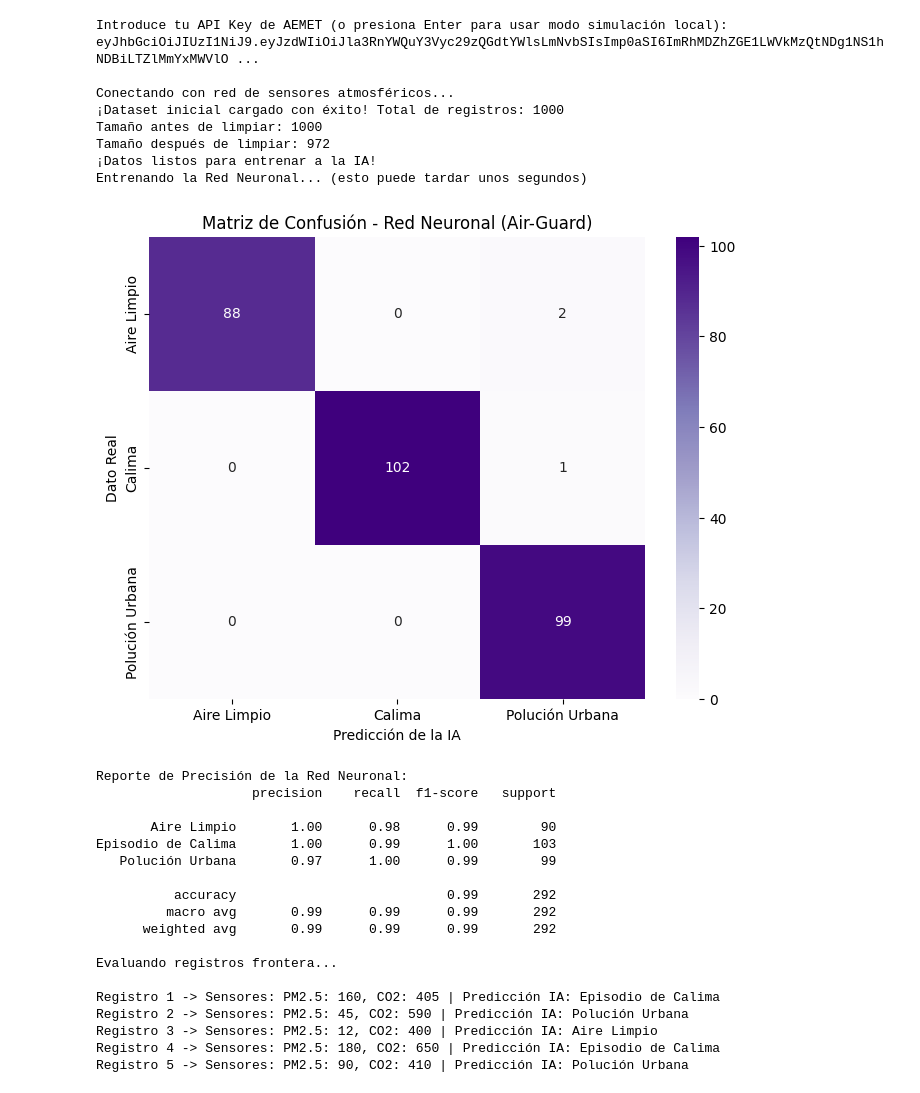
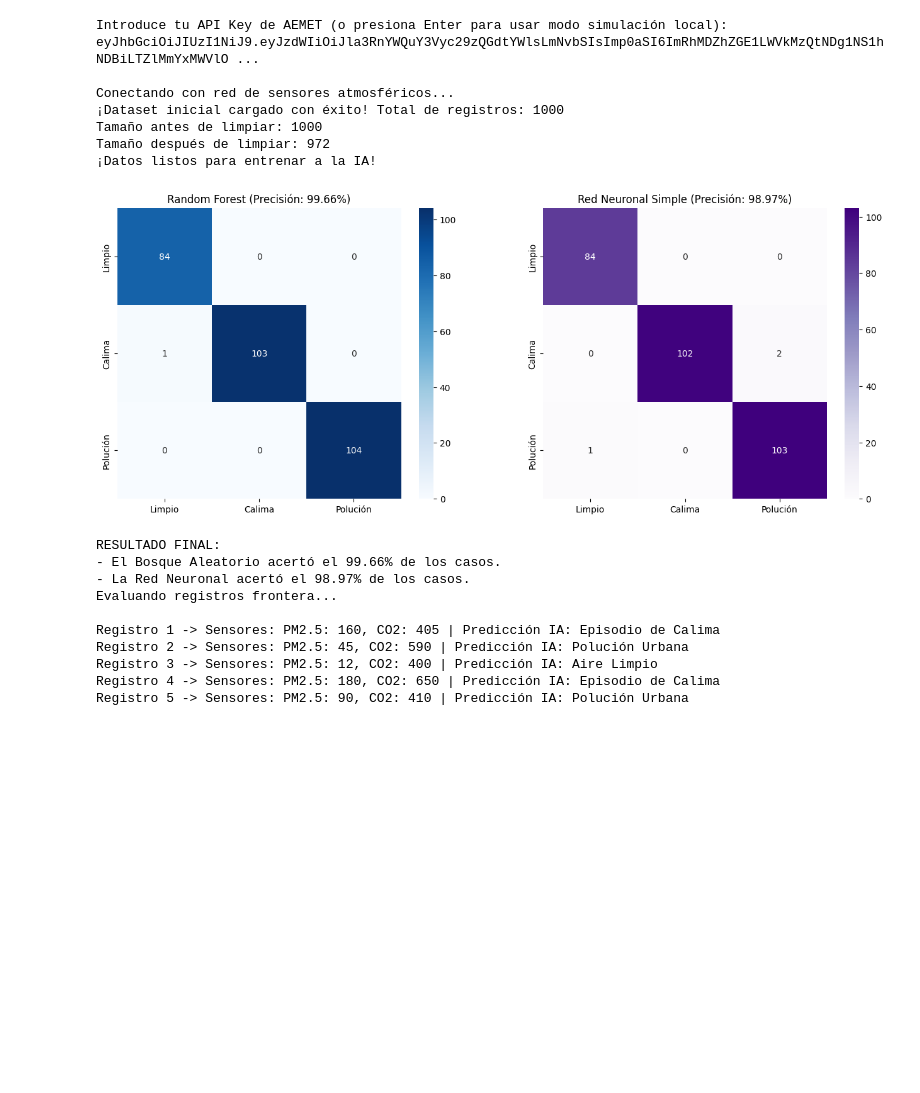
Before and after one commit to ektgadcursos-crypto/Examen-Random-Forest, a Jupyter notebook: Examen_Corregido_Red_Neuronal_Simple.ipynb, the cells around one changed output. Cells and saved outputs as stored; diff of their text form; code cells hidden in the pictures; blank space fills up the shorter version.

```diff
--- a/Examen_Corregido_Red_Neuronal_Simple.ipynb
+++ b/Examen_Corregido_Red_Neuronal_Simple.ipynb
@@ -76,82 +76,80 @@ print("¡Datos listos para entrenar a la IA!")
 # Entrenamiento del Modelo y Matriz de Confusión (Bloque 2)
 
 from sklearn.model_selection import train_test_split
+from sklearn.ensemble import RandomForestClassifier
 from sklearn.neural_network import MLPClassifier
-from sklearn.metrics import classification_report, confusion_matrix
+from sklearn.metrics import accuracy_score, confusion_matrix
 import matplotlib.pyplot as plt
 import seaborn as sns
 
-# 1. Separar las características (sensores) de la etiqueta (Estado)
+# 1. Preparación de los datos (Entrada: Sensores | Salida: Estado del aire)
 X = df_limpio[['PM2.5', 'CO2', 'Humedad', 'Temperatura']]
 y = df_limpio['Estado']
 
-# 2. Dividir datos: 70% entrenamiento, 30% validación (examen)
-X_train, X_test, y_train, y_test = train_test_split(X, y, test_size=0.3, random_state=42)
+# 2. División del dataset: 70% para aprender y 30% para el test final
+X_train, X_test, y_train, y_test = train_test_split(X, y, test_size=0.30, random_state=42)
 
-# 3. Configurar y Entrenar la Red Neuronal Simple
-# Aquí definimos las "neuronas". (10, 5) significa una capa con 10 neuronas y otra con 5.
-# max_iter=1000 le da a la IA 1000 intentos para aprender de los errores.
-modelo_ia = MLPClassifier(hidden_layer_sizes=(10, 5), max_iter=1000, random_state=42)
+# --- MODELO A: Random Forest (Bosque Aleatorio) ---
+modelo_rf = RandomForestClassifier(n_estimators=100, random_state=42)
+modelo_rf.fit(X_train, y_train)
+pred_rf = modelo_rf.predict(X_test)
+acc_rf = accuracy_score(y_test, pred_rf)
 
-print("Entrenando la Red Neuronal... (esto puede tardar unos segundos)")
-modelo_ia.fit(X_train, y_train)
+# --- MODELO B: Red Neuronal Simple (MLP) ---
+modelo_nn = MLPClassifier(hidden_layer_sizes=(10, 5), max_iter=1000, random_state=42)
+modelo_nn.fit(X_train, y_train)
+pred_nn = modelo_nn.predict(X_test)
+acc_nn = accuracy_score(y_test, pred_nn)
 
-# 4. Hacer que la IA haga el "examen" con los datos del 30%
-predicciones = modelo_ia.predict(X_test)
+# --- VISUALIZACIÓN COMPARATIVA ---
+fig, ax = plt.subplots(1, 2, figsize=(16, 6))
 
-# 5. Dibujar la Matriz de Confusión
-matriz = confusion_matrix(y_test, predicciones, labels=["Aire Limpio", "Episodio de Calima", "Polución Urbana"])
+# Matriz Random Forest
+matriz_rf = confusion_matrix(y_test, pred_rf, labels=["Aire Limpio", "Episodio de Calima", "Polución Urbana"])
+sns.heatmap(matriz_rf, annot=True, fmt='d', cmap='Blues', ax=ax[0],
+            xticklabels=["Limpio", "Calima", "Polución"], yticklabels=["Limpio", "Calima", "Polución"])
+ax[0].set_title(f'Random Forest (Precisión: {acc_rf:.2%})')
 
-plt.figure(figsize=(8,6))
-sns.heatmap(matriz, annot=True, fmt='d', cmap='Purples', # Cambié el color a morado para diferenciarlo de la anterior
-            xticklabels=["Aire Limpio", "Calima", "Polución Urbana"],
-            yticklabels=["Aire Limpio", "Calima", "Polución Urbana"])
-plt.title('Matriz de Confusión - Red Neuronal (Air-Guard)')
-plt.ylabel('Dato Real')
-plt.xlabel('Predicción de la IA')
+# Matriz Red Neuronal
+matriz_nn = confusion_matrix(y_test, pred_nn, labels=["Aire Limpio", "Episodio de Calima", "Polución Urbana"])
+sns.heatmap(matriz_nn, annot=True, fmt='d', cmap='Purples', ax=ax[1],
+            xticklabels=["Limpio", "Calima", "Polución"], yticklabels=["Limpio", "Calima", "Polución"])
+ax[1].set_title(f'Red Neuronal Simple (Precisión: {acc_nn:.2%})')
+
 plt.show()
 
-print("\nReporte de Precisión de la Red Neuronal:")
-print(classification_report(y_test, predicciones))
-
+print(f"RESULTADO FINAL:")
+print(f"- El Bosque Aleatorio acertó el {acc_rf:.2%} de los casos.")
+print(f"- La Red Neuronal acertó el {acc_nn:.2%} de los casos.")
 
 # Test de Estrés - Registros Frontera (Bloque 3)
 
 # Creamos 5 nuevos registros extremos para engañar al modelo
 datos_estres = pd.DataFrame({
     'PM2.5': [160, 45, 12, 180, 90],
     'CO2':   [405, 590, 400, 650, 410],
     'Humedad': [25, 60, 80, 20, 90],
     'Temperatura': [30, 25, 18, 32, 15]
 })
 
 print("Evaluando registros frontera...\n")
 
 predicciones_estres = modelo_ia.predict(datos_estres)
 
 for i in range(5):
     print(f"Registro {i+1} -> Sensores: PM2.5: {datos_estres.iloc[i]['PM2.5']}, CO2: {datos_estres.iloc[i]['CO2']} | Predicción IA: {predicciones_estres[i]}")
 # %% [output]
 Introduce tu API Key de AEMET (o presiona Enter para usar modo simulación local): eyJhbGciOiJIUzI1NiJ9.eyJzdWIiOiJla3RnYWQuY3Vyc29zQGdtYWlsLmNvbSIsImp0aSI6ImRhMDZhZGE1LWVkMzQtNDg1NS1hNDBiLTZlMmYxMWVlO ...
 
 Conectando con red de sensores atmosféricos...
 ¡Dataset inicial cargado con éxito! Total de registros: 1000
 Tamaño antes de limpiar: 1000
 Tamaño después de limpiar: 972
 ¡Datos listos para entrenar a la IA!
-Entrenando la Red Neuronal... (esto puede tardar unos segundos)
-[figure, old version]
+[figure, new version]
-Reporte de Precisión de la Red Neuronal:
-                    precision    recall  f1-score   support
-
-       Aire Limpio       1.00      0.98      0.99        90
-Episodio de Calima       1.00      0.99      1.00       103
-   Polución Urbana       0.97      1.00      0.99        99
-
-          accuracy                           0.99       292
-         macro avg       0.99      0.99      0.99       292
-      weighted avg       0.99      0.99      0.99       292
-
+RESULTADO FINAL:
+- El Bosque Aleatorio acertó el 99.66% de los casos.
+- La Red Neuronal acertó el 98.97% de los casos.
 Evaluando registros frontera...
 
 Registro 1 -> Sensores: PM2.5: 160, CO2: 405 | Predicción IA: Episodio de Calima
```
Also changed, not shown: parts of 1 cell of this notebook.
